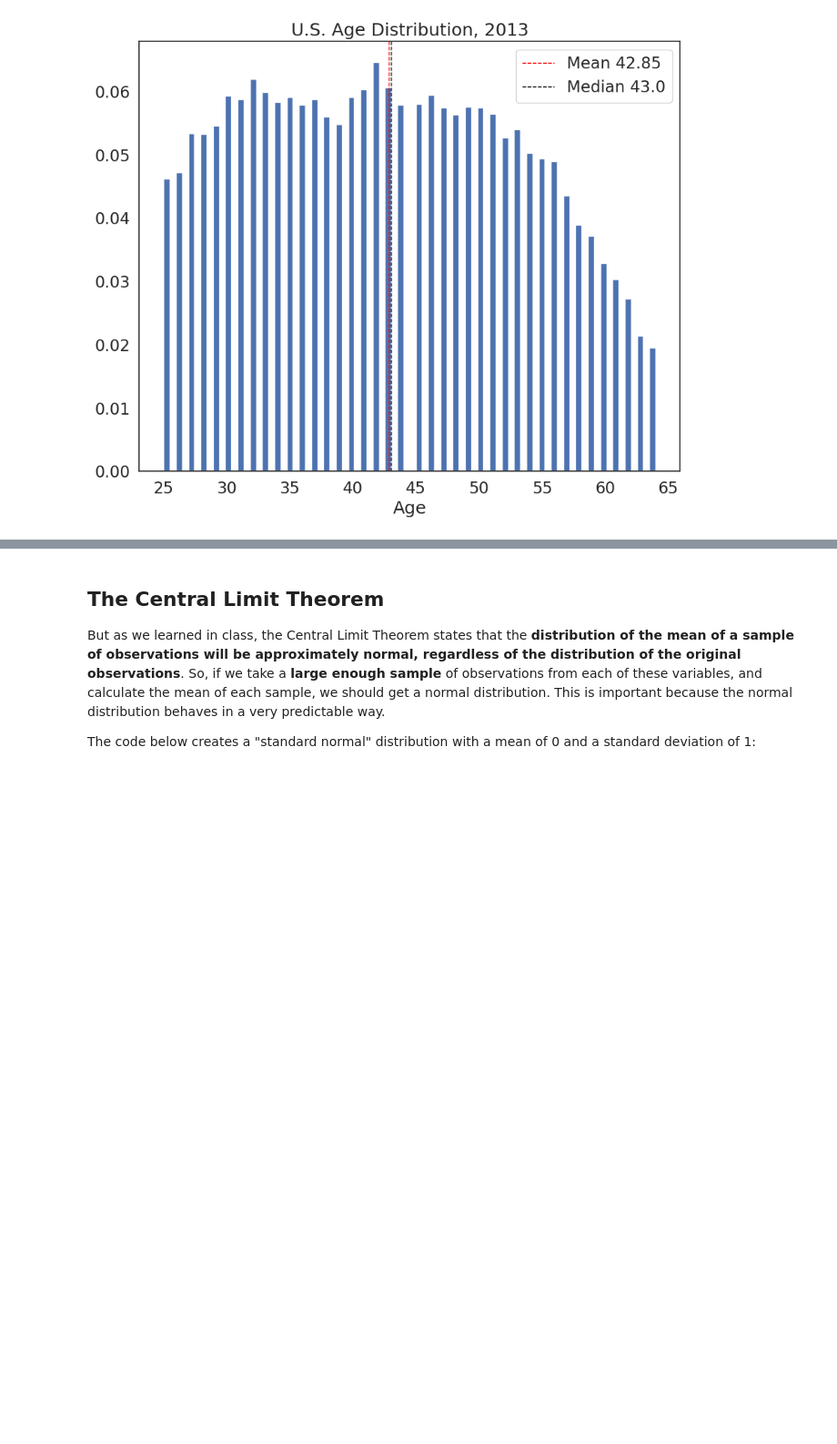
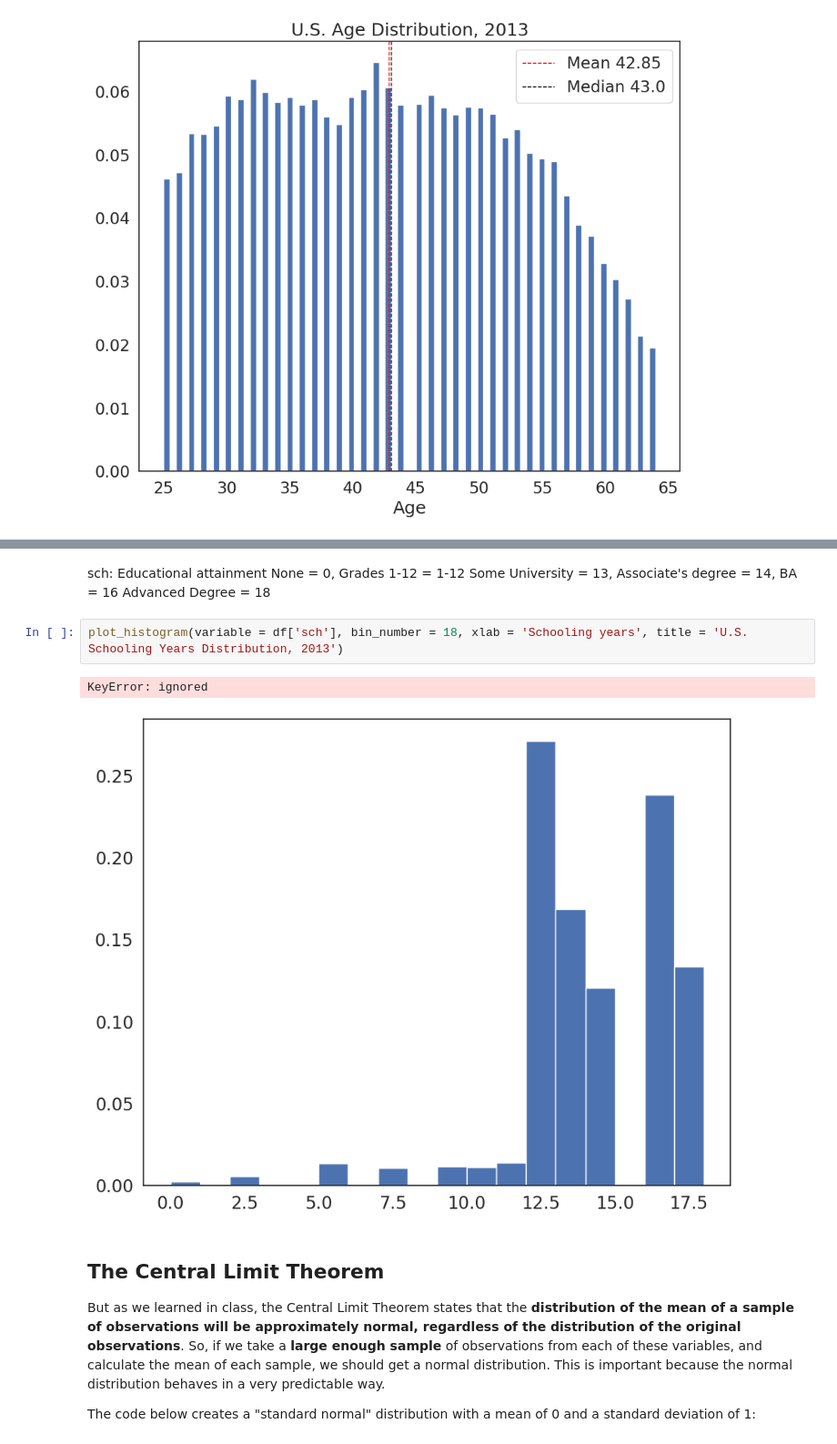
Before and after one commit to sofiya-sh/QM2, a Jupyter notebook: notebooks/W05. Distributions and Basic Statistics.ipynb, the cells around one changed output, grey strips where cells are left out. Shown at 91% size. Saved outputs shown, nothing was run; the diff lists cells and outputs as text; blank space fills up the shorter version.

```diff
--- a/notebooks/W05. Distributions and Basic Statistics.ipynb
+++ b/notebooks/W05. Distributions and Basic Statistics.ipynb
@@ -374,3 +371,16 @@ KeyError: ignored
+# %% [markdown]
+sch: Educational attainment
+None = 0,
+Grades 1-12 = 1-12
+Some University = 13,
+Associate's degree = 14,
+BA = 16
+Advanced Degree = 18
+# %%
+plot_histogram(variable = df['sch'], bin_number = 18, xlab = 'Schooling years', title = 'U.S. Schooling Years Distribution, 2013')
+# %% [output]
+KeyError: ignored
+[figure, added]
 # %% [markdown]
 ## The Central Limit Theorem
 
```
Also changed, not shown: parts of 8 cells of this notebook.
